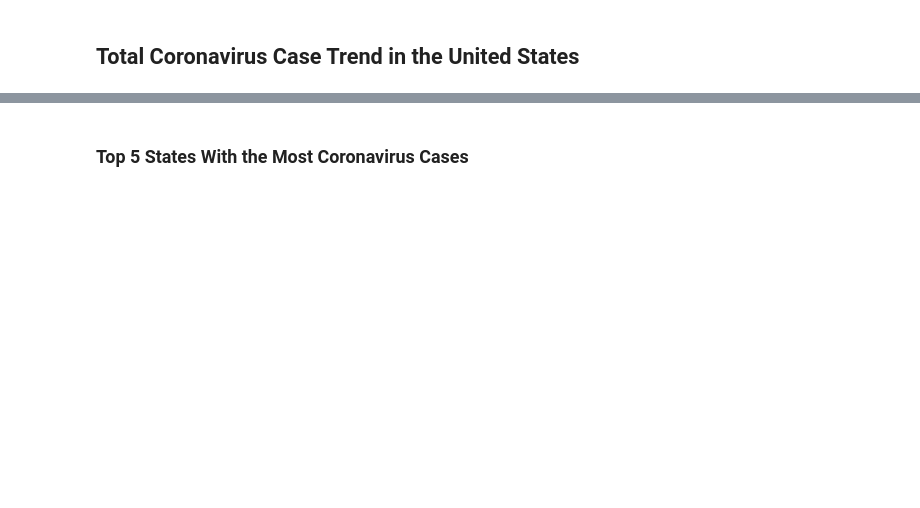
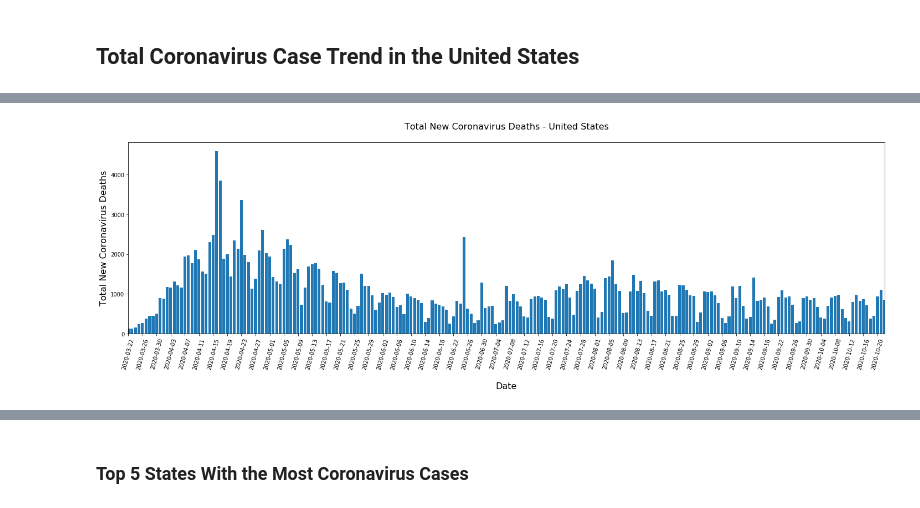
Before and after one commit to jbski/Covid19, a Jupyter notebook: Covid_19.ipynb, the cells around one changed output, grey strips where cells are left out. Saved outputs shown, nothing was run; the diff lists cells and outputs as text; code cells hidden in the pictures; blank space fills up the shorter version.

Commit message:
Update 2020-10-22 data

```diff
--- a/Covid_19.ipynb
+++ b/Covid_19.ipynb
@@ -338 +338,19 @@ plt.tight_layout()
+# %%
+# Plot the new deaths US data as a bar chart
+fig, ax = plt.subplots(figsize=(20, 7))
+ax.bar(tot_us_cases_trend_df.index.values, tot_us_cases_trend_df['New Deaths'])
+max_date = tot_us_cases_trend_df.index.max()
+ax.set_xlim(['2020-03-22',max_date])
+
+# Set the x axis labels to show every 6th day
+ax.set_xticks(ax.get_xticks()[::4])
+plt.xticks(rotation=75)
+
+# Set the plot titles and labels
+plt.title('Total New Coronavirus Deaths - United States\n', fontsize=16)
+plt.xlabel('\nDate', fontsize=16)
+plt.ylabel('Total New Coronavirus Deaths', fontsize=16)
+plt.tight_layout()
+# %% [output]
+[figure, added]
 # %%
```
Also changed, not shown: parts of 21 cells of this notebook, 4 other files.
